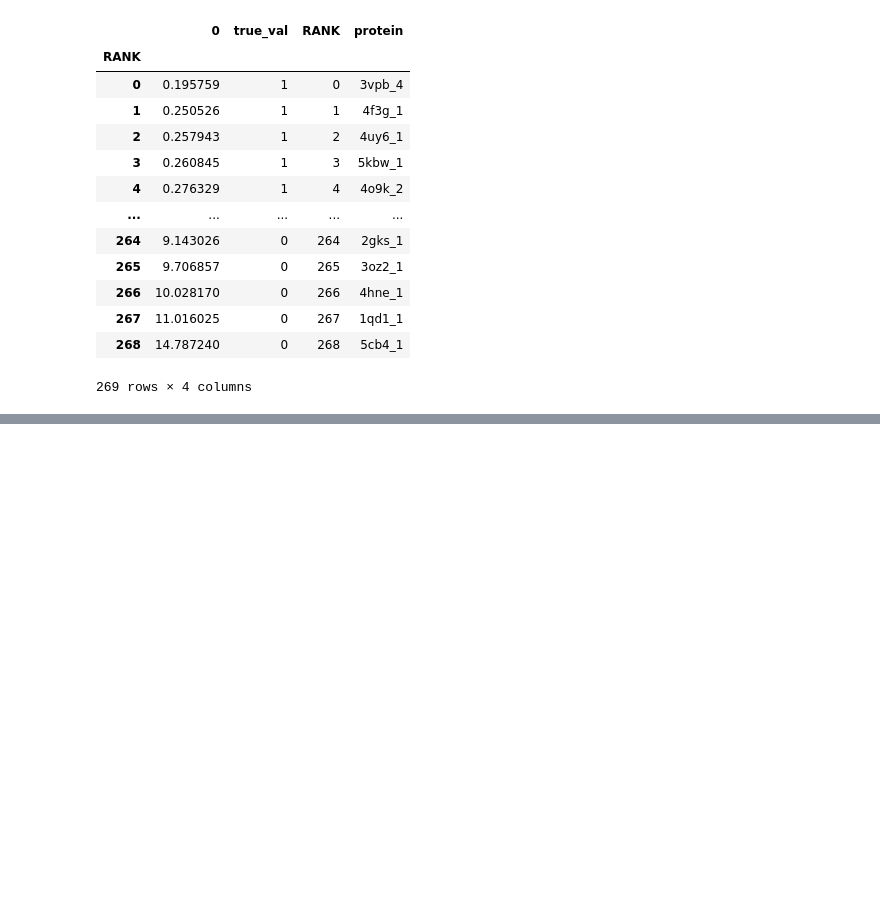
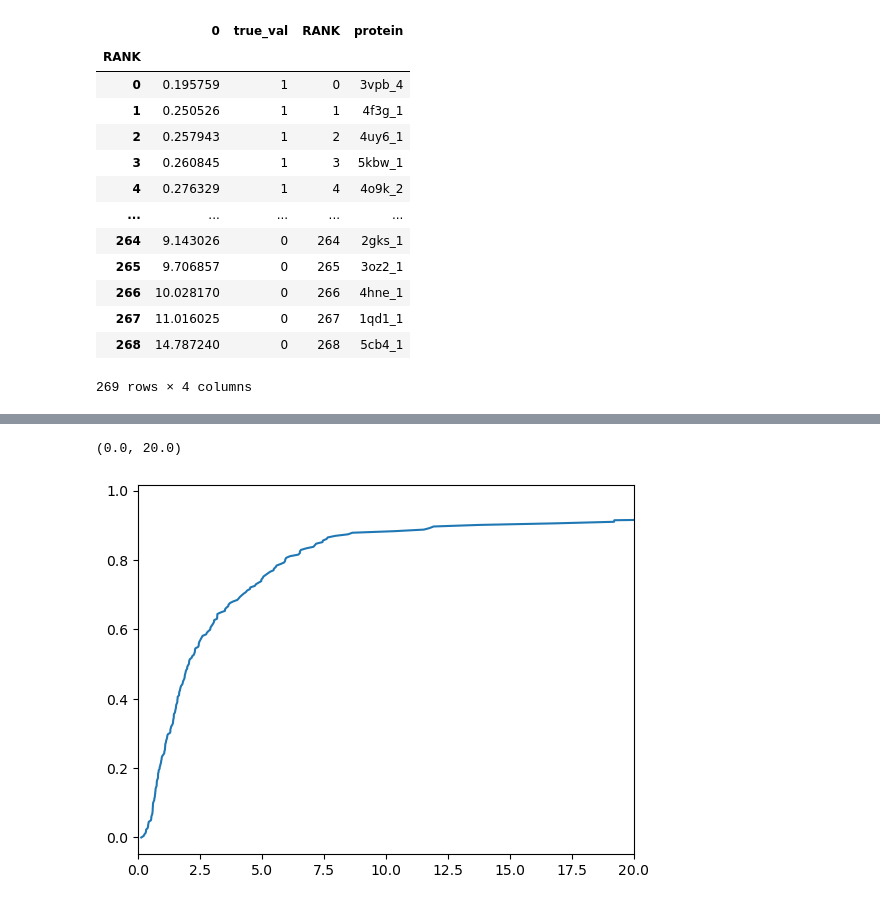
Before and after one commit to macija/sbi_project, a Jupyter notebook: validation/Validation.ipynb, the cells around one changed output, grey strips where cells are left out. Saved outputs shown, nothing was run; the diff lists cells and outputs as text; code cells hidden in the pictures; blank space fills up the shorter version.

```diff
--- a/validation/Validation.ipynb
+++ b/validation/Validation.ipynb
@@ -66,2 +140,0 @@ To do a plot where we compare the success rate, we need to fix somehow what it i
-# %%
-dccs_df = dccs_df.assign(true_val=[1 if x < 4 else 0 for x in dccs_df[0]])
@@ -286,0 +252,7 @@ plt.plot(dccs_df[0], Success_rate)
+# %%
+our_success_rate = calculate_metrics(dccs_df)
+plt.plot(dccs_df[0], our_success_rate)
+plt.xlim([0,20])
+# %% [output]
+(0.0, 20.0)
+[figure, added]
```
Also changed, not shown: parts of 34 cells of this notebook, 3 other files.
